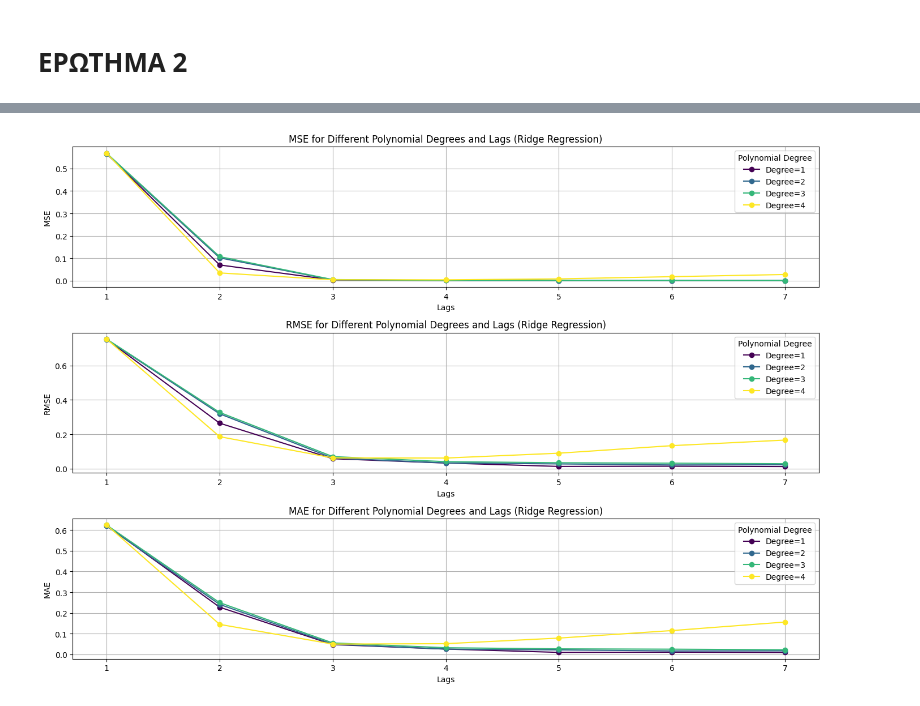
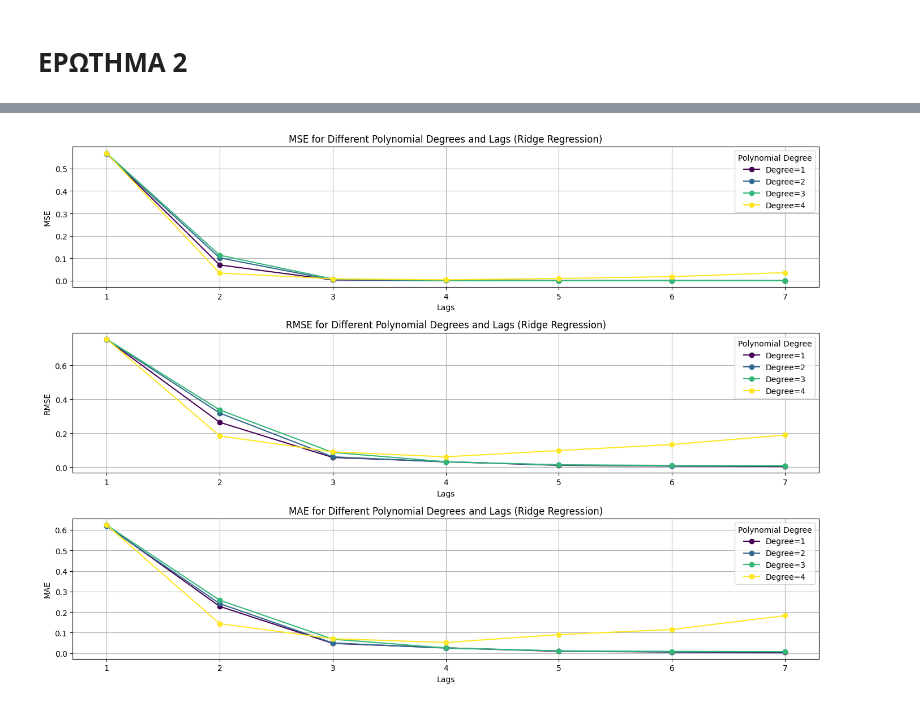
Before and after one commit to chryssa-pat/Decision-Theory, a Jupyter notebook: alphavantage.ipynb, the cells around one changed output, grey strips where cells are left out. Cells and saved outputs as stored; diff of their text form; code cells hidden in the pictures.

```diff
--- a/alphavantage.ipynb
+++ b/alphavantage.ipynb
@@ -208,7 +207,7 @@ for lags in range(1, 8):
     # Store the model for lag 4
     if lags == 4:
         best_model = model
-        joblib.dump(best_model, 'linear_regression_model.pkl')
+        joblib.dump(best_model, '/content/drive/MyDrive/alphavantage/linear_regression_model.pkl')
 
     # 11. Print the coefficients and the linear regression equation
     coefficients = model.coef_
@@ -489,81 +516,94 @@ import numpy as np
 from scipy.ndimage import gaussian_filter1d
 from sklearn.preprocessing import PolynomialFeatures
 from sklearn.linear_model import Ridge
-from sklearn.metrics import mean_squared_error
+from sklearn.metrics import mean_squared_error, mean_absolute_error
 import matplotlib.pyplot as plt
 import matplotlib.cm as cm
+from sklearn.model_selection import GridSearchCV
+import joblib
 
 # 1. Load the data
 df = pd.read_csv('/content/drive/MyDrive/alphavantage/close_prices.csv', parse_dates=['Date'], index_col='Date')
 df = df.sort_index()  # Ensure the data is sorted by date
 
 # 2. Apply Gaussian Smoothing
-sigma = 3 # Set the sigma for smoothing
+sigma = 3
 df['Close_smoothed'] = gaussian_filter1d(df['Close'], sigma=sigma)
 
-# Prepare to store results
+# 3. Prepare to store results
 results_list = []
+# Define the range of alpha values for GridSearchCV
+alpha_values = [0.01, 0.1, 1, 10, 100]
 
-# Loop for lags from 1 to 10
+# Loop for lags from 1 to 7
 for lags in range(1, 8):
-    # Create lagged features for the current lag number
+    # Create lagged features
     df = df[['Close_smoothed']].copy()
     for i in range(1, lags + 1):
-        df[f'lag_{i}'] = df['Close_smoothed'].shift(i)
+        df[f'close_t-{i}'] = df['Close_smoothed'].shift(i)
 
-    df = df.dropna()  # Drop NaN values after creating the lagged features
+    df = df.dropna()  # Drop rows with NaN values
 
-    # Split into training and testing set
+    # Split into training and validation sets
     train_data = df[df.index < '2024-01-01']
-    test_data = df[df.index >= '2024-01-01']
+    validation_data = df[df.index >= '2024-01-01']
 
-    # Prepare input (X) and target (y) for train and test sets
-    X_train = train_data[[f'lag_{i}' for i in range(1, lags + 1)]].values
+    X_train = train_data[[f'close_t-{i}' for i in range(1, lags + 1)]].values
     y_train = train_data['Close_smoothed'].values
-    X_test = test_data[[f'lag_{i}' for i in range(1, lags + 1)]].values
-    y_test = test_data['Close_smoothed'].values
+    X_validation = validation_data[[f'close_t-{i}' for i in range(1, lags + 1)]].values
+    y_validation = validation_data['Close_smoothed'].values
 
-    # Inner loop for polynomial degrees from 1 to 4
+    # Loop for polynomial degrees from 1 to 4
     for degree in range(1, 5):
         # Create polynomial features
         poly = PolynomialFeatures(degree=degree)
         X_train_poly = poly.fit_transform(X_train)
-        X_test_poly = poly.transform(X_test)
+        X_validation_poly = poly.transform(X_validation)
 
-        # Train the Ridge (L2-regularized) polynomial regression model
-        model = Ridge(alpha=1, max_iter=10000)
-        model.fit(X_train_poly, y_train)
+        ridge = Ridge(max_iter=10000)
+        param_grid = {'alpha': alpha_values}
+        grid_search = GridSearchCV(ridge, param_grid, cv=5, scoring='neg_mean_squared_error')
+        grid_search.fit(X_train_poly, y_train)
 
-        # Make predictions on the test set
-        test_predictions = model.predict(X_test_poly)
+        # Get the best alpha
+        best_alpha = grid_search.best_params_['alpha']
 
-        # Evaluate the model using MSE, RMSE, and MAE
-        test_mse = mean_squared_error(y_test, test_predictions)
-        test_rmse = np.sqrt(test_mse)
-        test_mae = mean_absolute_error(y_test, test_predictions)
+        # Train the final model with the best alpha
+        best_model = Ridge(alpha=best_alpha, max_iter=10000)
+        best_model.fit(X_train_poly, y_train)
+
+        # Predict on the validation set
+        validation_predictions = best_model.predict(X_validation_poly)
+
+        # Evaluate the model
+        validation_mse = mean_squared_error(y_validation, validation_predictions)
+        validation_rmse = np.sqrt(validation_mse)
+        validation_mae = mean_absolute_error(y_validation, validation_predictions)
 
         # Store results
         results_list.append({
             'lags': lags,
             'degree': degree,
-            'test_mse': test_mse,
-            'test_rmse': test_rmse,
-            'test_mae': test_mae
+            'best_alpha': best_alpha,
+            'validation_mse': validation_mse,
+            'validation_rmse': validation_rmse,
+            'validation_mae': validation_mae
         })
 
-        print(f"\nLags: {lags}, Polynomial Degree: {degree}")
-        print(f"Test MSE: {test_mse}, RMSE: {test_rmse}, MAE: {test_mae}")
+        print(f"\n--- Lags: {lags}, Degree: {degree}, Best Alpha: {best_alpha} ---")
+        print(f"Validation MSE: {validation_mse}")
+        print(f"Validation RMSE: {validation_rmse}")
+        print(f"Validation MAE: {validation_mae}")
 
         # Save the model
         if lags == 4 and degree == 3:
-            joblib.dump(model, 'ridge_model.pkl')
+            joblib.dump(best_model, '/content/drive/MyDrive/alphavantage/ridge_model.pkl')
 
 # Create a result table for easier analysis
 results_df = pd.DataFrame(results_list)
 
-
 # Plot for MSE, RMSE, and MAE with lags on the x-axis
-metrics = ['test_mse', 'test_rmse', 'test_mae']
+metrics = ['validation_mse', 'validation_rmse', 'validation_mae']
 metric_labels = ['MSE', 'RMSE', 'MAE']
 
 # Determine the number of polynomial degrees dynamically
@@ -643 +652 @@ Test MSE: 0.027613506961218257, RMSE: 0.1661731234623044, MAE: 0.156166164510661
-[figure, old version]
+[figure, new version]
```
Also changed, not shown: parts of 12 cells of this notebook.
